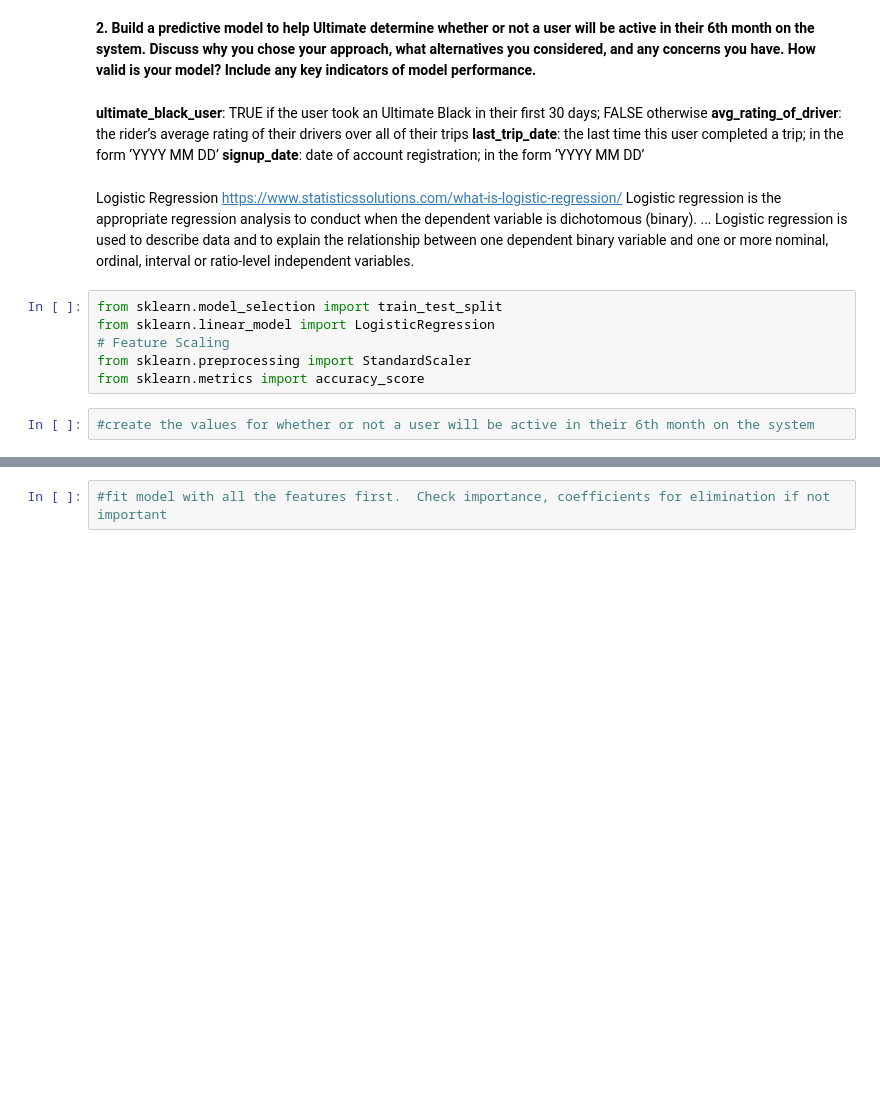
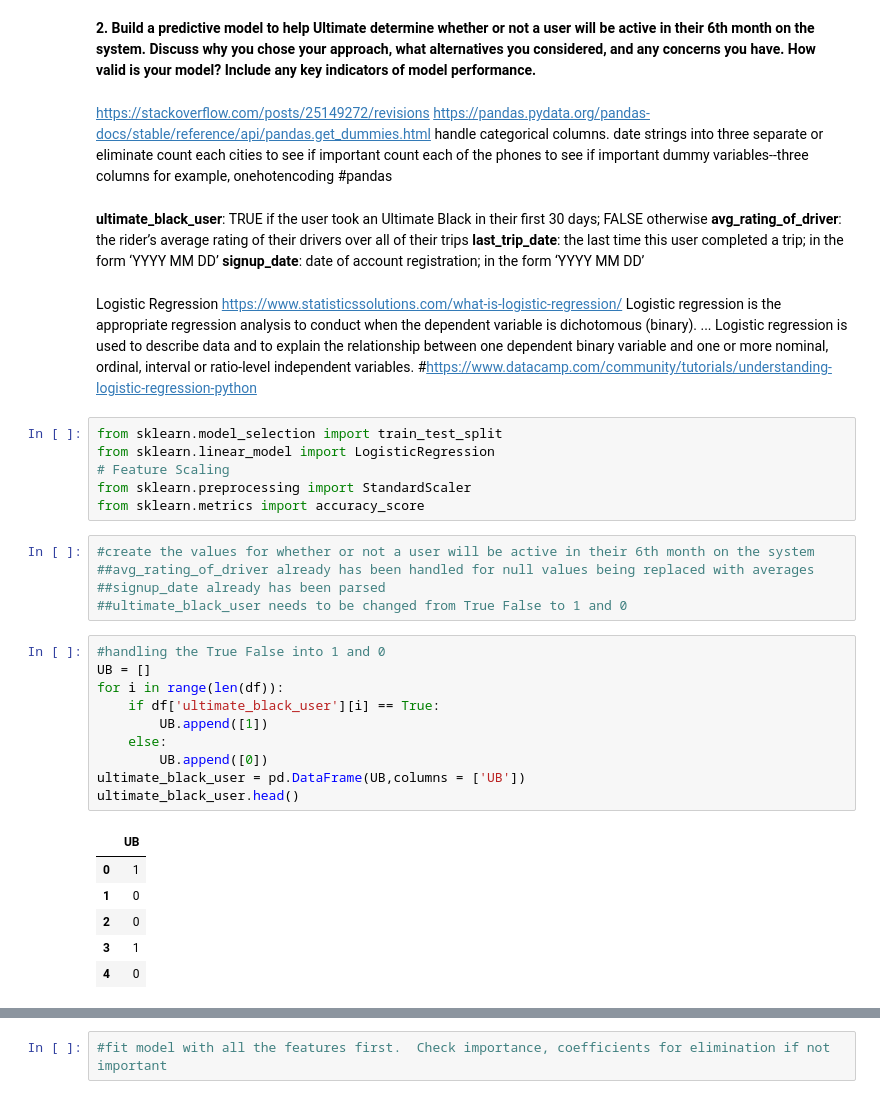
Before and after one commit to mightysquirrely/Springboard-Mini-Projects, a Jupyter notebook: Take-Home-Challenge-Code.ipynb, the cells around one changed output, grey strips where cells are left out. Cells and saved outputs as stored; diff of their text form; blank space fills up the shorter version.

```diff
--- a/Take-Home-Challenge-Code.ipynb
+++ b/Take-Home-Challenge-Code.ipynb
@@ -403,6 +394,13 @@ https://pandas.pydata.org/pandas-docs/stable/reference/api/pandas.get_dummies.ht
 in their 6th month on the system. Discuss why you chose your approach, what
 alternatives you considered, and any concerns you have. How valid is your model?
 Include any key indicators of model performance.**
+# %% [markdown]
+https://stackoverflow.com/posts/25149272/revisions
+https://pandas.pydata.org/pandas-docs/stable/reference/api/pandas.get_dummies.html
+handle categorical columns.  date strings into three separate or eliminate
+count each cities to see if important
+count each of the phones to see if important
+dummy variables--three columns for example, onehotencoding  #pandas
 # %% [markdown]
 **ultimate_black_user**: TRUE if the user took an Ultimate Black in their first 30 days; FALSE otherwise
 **avg_rating_of_driver**: the rider’s average rating of their drivers over all of their trips
@@ -412,6 +410,7 @@ Include any key indicators of model performance.**
 Logistic Regression
 https://www.statisticssolutions.com/what-is-logistic-regression/
 Logistic regression is the appropriate regression analysis to conduct when the dependent variable is dichotomous (binary). ... Logistic regression is used to describe data and to explain the relationship between one dependent binary variable and one or more nominal, ordinal, interval or ratio-level independent variables.
+#https://www.datacamp.com/community/tutorials/understanding-logistic-regression-python
 # %%
 from sklearn.model_selection import train_test_split
 from sklearn.linear_model import LogisticRegression
@@ -420,3 +419,23 @@ from sklearn.preprocessing import StandardScaler
 from sklearn.metrics import accuracy_score
 # %%
 #create the values for whether or not a user will be active in their 6th month on the system
+##avg_rating_of_driver already has been handled for null values being replaced with averages
+##signup_date already has been parsed
+##ultimate_black_user needs to be changed from True False to 1 and 0
+# %%
+#handling the True False into 1 and 0
+UB = []
+for i in range(len(df)):
+    if df['ultimate_black_user'][i] == True:
+        UB.append([1])
+    else:
+        UB.append([0])
+ultimate_black_user = pd.DataFrame(UB,columns = ['UB'])
+ultimate_black_user.head()
+# %% [output]
+|  | UB |
+| 0 | 1 |
+| 1 | 0 |
+| 2 | 0 |
+| 3 | 1 |
+| 4 | 0 |
```
Also changed, not shown: parts of 25 cells of this notebook.
